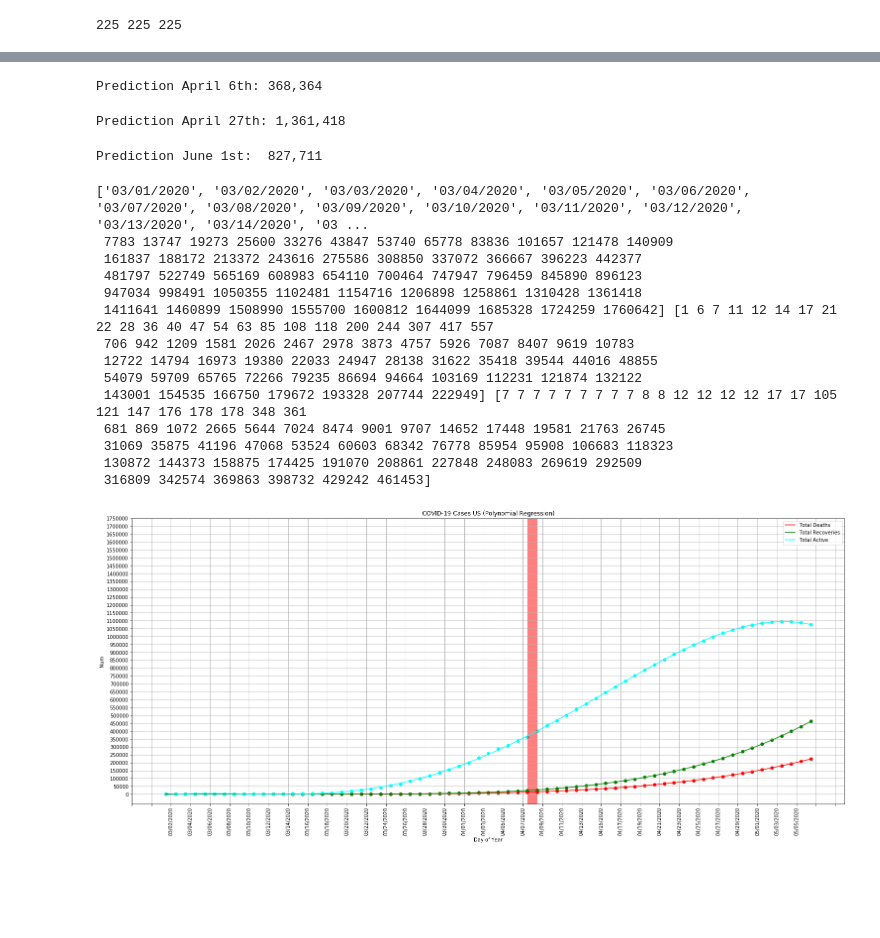
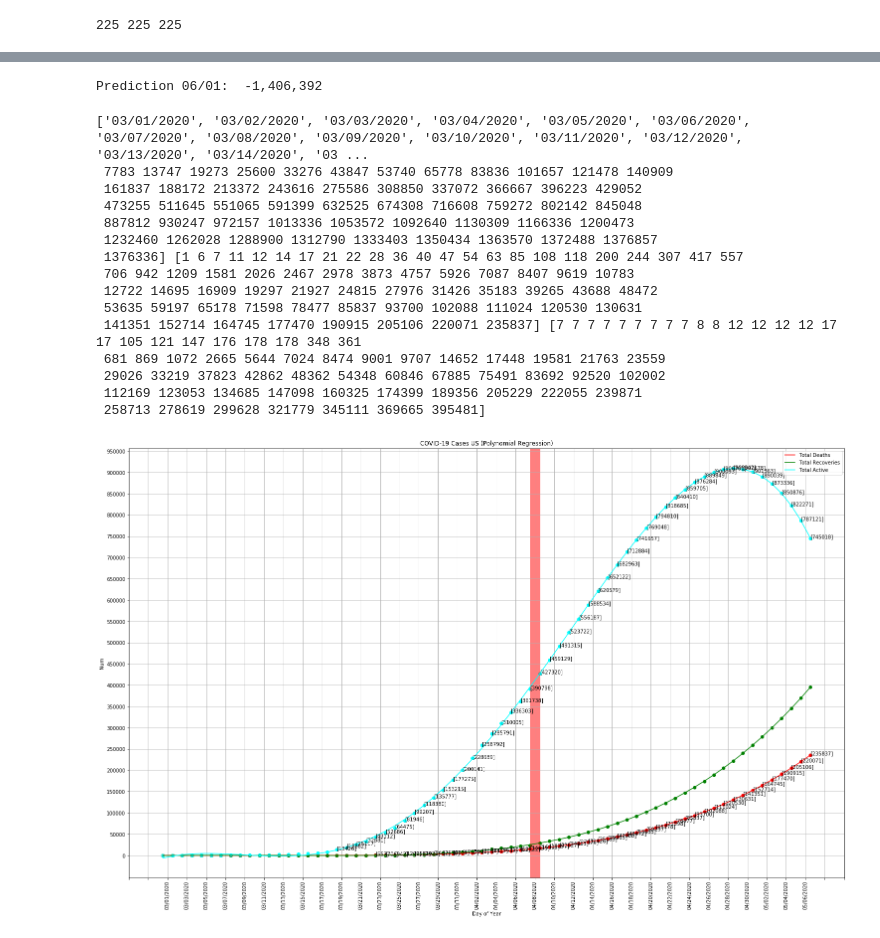
Before and after one commit to fuzzbient/jupyter, a Jupyter notebook: 20200323 COVID Regressions US.ipynb, the cells around one changed output, grey strips where cells are left out. Cells and saved outputs as stored; diff of their text form; code cells hidden in the pictures; blank space fills up the shorter version.

```diff
--- a/20200323 COVID Regressions US.ipynb
+++ b/20200323 COVID Regressions US.ipynb
@@ -218,24 +225,10 @@ viz_polymonial()
 # %%
 # Polymonial Regression Prediction
-april_6 = pd.to_datetime('04/06/2020', infer_datetime_format=True).dayofyear
-prediction_april_6 = pol_reg.predict(poly_reg.fit_transform([[april_6]]))
-print("Prediction April 6th: {0:,}".format(int(prediction_april_6[0,0])))
+dt = pd.to_datetime('06/01/2020', infer_datetime_format=True).dayofyear
+prediction_dt = pol_reg.predict(poly_reg.fit_transform([[dt]]))
+print("Prediction 06/01:  {0:,}".format(int(prediction_dt[0,0])))
 # %% [output]
-Prediction April 6th: 368,364
+Prediction 06/01:  -1,406,392
-# %%
-# Polymonial Regression Prediction
-april_27 = pd.to_datetime('04/27/2020', infer_datetime_format=True).dayofyear
-prediction_april_27 = pol_reg.predict(poly_reg.fit_transform([[april_27]]))
-print("Prediction April 27th: {0:,}".format(int(prediction_april_27[0,0])))
-# %% [output]
-Prediction April 27th: 1,361,418
-# %%
-# Polymonial Regression Prediction
-jun_01 = pd.to_datetime('06/01/2020', infer_datetime_format=True).dayofyear
-prediction_jun_01 = pol_reg.predict(poly_reg.fit_transform([[jun_01]]))
-print("Prediction June 1st:  {0:,}".format(int(prediction_jun_01[0,0])))
-# %% [output]
-Prediction June 1st:  827,711
 # %%
 import datetime
 
@@ -250,6 +243,9 @@ datesfuture = [pd.to_datetime(date, infer_datetime_format=True) for date in date
 nowstart = datesfuture[-1].strftime("%m/%d/%Y")
 nowend = (datesfuture[-1] + datetime.timedelta(days=1)).strftime("%m/%d/%Y")
 
+prevdeath = 0
+prevrecov = 0
+
 for dayofyear in range(datetimes[-1] + 1, datetimes[-1] + 30):
     datetimesfuture.append(dayofyear)
     datesfuture.append(datesfuture[-1] + datetime.timedelta(days=1))
@@ -260,8 +256,19 @@ for dayofyear in range(datetimes[-1] + 1, datetimes[-1] + 30):
     if numpredict <= 0.0:
         numpredict = 0.0
     casesfuture = np.append(casesfuture, numpredict)
+
+    #Total deaths can't go down
+    if numpredict_d < prevdeath:
+        numpredict_d = prevdeath
     deathsfuture = np.append(deathsfuture, numpredict_d)
+    prevdeath = numpredict_d
+
+    #Total recoveries can't go down
+    if numpredict_r < prevrecov:
+        numpredict_r = prevrecov
     recoveriesfuture = np.append(recoveriesfuture, numpredict_r)
+    prevrecov = numpredict_r
+
     active = numpredict - (numpredict_d + numpredict_r)
     if active <= 0.0:
         active = 0.0
@@ -276,18 +283,19 @@ print(datesfuture, datetimesfuture, casesfuture, deathsfuture, recoveriesfuture)
 # %% [output]
 ['03/01/2020', '03/02/2020', '03/03/2020', '03/04/2020', '03/05/2020', '03/06/2020', '03/07/2020', '03/08/2020', '03/09/2020', '03/10/2020', '03/11/2020', '03/12/2020', '03/13/2020', '03/14/2020', '03 ...
  7783 13747 19273 25600 33276 43847 53740 65778 83836 101657 121478 140909
- 161837 188172 213372 243616 275586 308850 337072 366667 396223 442377
- 481797 522749 565169 608983 654110 700464 747947 796459 845890 896123
- 947034 998491 1050355 1102481 1154716 1206898 1258861 1310428 1361418
- 1411641 1460899 1508990 1555700 1600812 1644099 1685328 1724259 1760642] [1 6 7 11 12 14 17 21 22 28 36 40 47 54 63 85 108 118 200 244 307 417 557
+ 161837 188172 213372 243616 275586 308850 337072 366667 396223 429052
+ 473255 511645 551065 591399 632525 674308 716608 759272 802142 845048
+ 887812 930247 972157 1013336 1053572 1092640 1130309 1166336 1200473
+ 1232460 1262028 1288900 1312790 1333403 1350434 1363570 1372488 1376857
+ 1376336] [1 6 7 11 12 14 17 21 22 28 36 40 47 54 63 85 108 118 200 244 307 417 557
  706 942 1209 1581 2026 2467 2978 3873 4757 5926 7087 8407 9619 10783
- 12722 14794 16973 19380 22033 24947 28138 31622 35418 39544 44016 48855
- 54079 59709 65765 72266 79235 86694 94664 103169 112231 121874 132122
- 143001 154535 166750 179672 193328 207744 222949] [7 7 7 7 7 7 7 7 7 8 8 12 12 12 12 17 17 105 121 147 176 178 178 348 361
- 681 869 1072 2665 5644 7024 8474 9001 9707 14652 17448 19581 21763 26745
- 31069 35875 41196 47068 53524 60603 68342 76778 85954 95908 106683 118323
- 130872 144373 158875 174425 191070 208861 227848 248083 269619 292509
- 316809 342574 369863 398732 429242 461453]
+ 12722 14695 16909 19297 21927 24815 27976 31426 35183 39265 43688 48472
+ 53635 59197 65178 71598 78477 85837 93700 102088 111024 120530 130631
+ 141351 152714 164745 177470 190915 205106 220071 235837] [7 7 7 7 7 7 7 7 7 8 8 12 12 12 12 17 17 105 121 147 176 178 178 348 361
+ 681 869 1072 2665 5644 7024 8474 9001 9707 14652 17448 19581 21763 23559
+ 29026 33219 37823 42862 48362 54348 60846 67885 75491 83692 92520 102002
+ 112169 123053 134685 147098 160325 174399 189356 205229 222055 239871
+ 258713 278619 299628 321779 345111 369665 395481]
 # %%
 xfd = np.array(datesfuture)
 xfd = xfd.reshape(len(xfd),1)
@@ -333,33 +341,41 @@ poly_regf_a = PolynomialFeatures(degree=4)
 x_polyf_a = poly_regf_a.fit_transform(xf)
 pol_regf_a = LinearRegression()
 pol_regf_a.fit(x_polyf_a, yf_a)
 
 # Visualizing the Polymonial Regression results
 def vizf_polymonial():
-    fig = plt.figure(figsize=(25,10))
+    fig = plt.figure(figsize=(25,15))
     axes = fig.add_axes([0.0,0.0,0.8,0.8])
     #axes.scatter(datesfuture, yf, color='blue')
     axes.scatter(datesfuture, yf_d, color='red')
     axes.scatter(datesfuture, yf_r, color='green')
     axes.scatter(datesfuture, yf_a, color='cyan')
     #axes.plot(datesfuture, pol_regf.predict(poly_regf.fit_transform(xf)), color='blue', label='Total Confirmed')
     axes.plot(datesfuture, pol_regf_d.predict(poly_regf_d.fit_transform(xf)), color='red', label='Total Deaths')
     axes.plot(datesfuture, pol_regf_r.predict(poly_regf_r.fit_transform(xf)), color='green', label='Total Recoveries')
     axes.plot(datesfuture, pol_regf_a.predict(poly_regf_a.fit_transform(xf)), color='cyan', label='Total Active')
     axes.legend()
     #axes.ticklabel_format(useOffset=False, style='plain')
     plt.title('COVID-19 Cases US (Polynomial Regression)')
     plt.xlabel('Day of Year')
     plt.ylabel('Num')
-    axes.set_yticks(np.arange(0, max(casesfuture), 50000))
+    axes.set_yticks(np.arange(0, max(casesfuture) - 400000, 50000))
     plt.grid()
     start, end = axes.get_xlim()
     stepsize = 2
     axes.xaxis.set_ticks(np.arange(start, end, stepsize))
     plt.xticks(rotation=90)
     plt.axvspan(nowstart, nowend, color='red', alpha=0.5)
+
+    for i,j in zip(datesfuture,yf_a):
+        if j > 10000:
+            axes.annotate(str(j),xy=(i,j))
+    for i,j in zip(datesfuture,yf_d):
+        if j > 500:
+            axes.annotate(str(j),xy=(i,j))
+
     plt.show()
     return
 vizf_polymonial()
 # %% [output]
-[figure, old version]
+[figure, new version]
```
Also changed, not shown: parts of 8 cells of this notebook, 1 other file.
